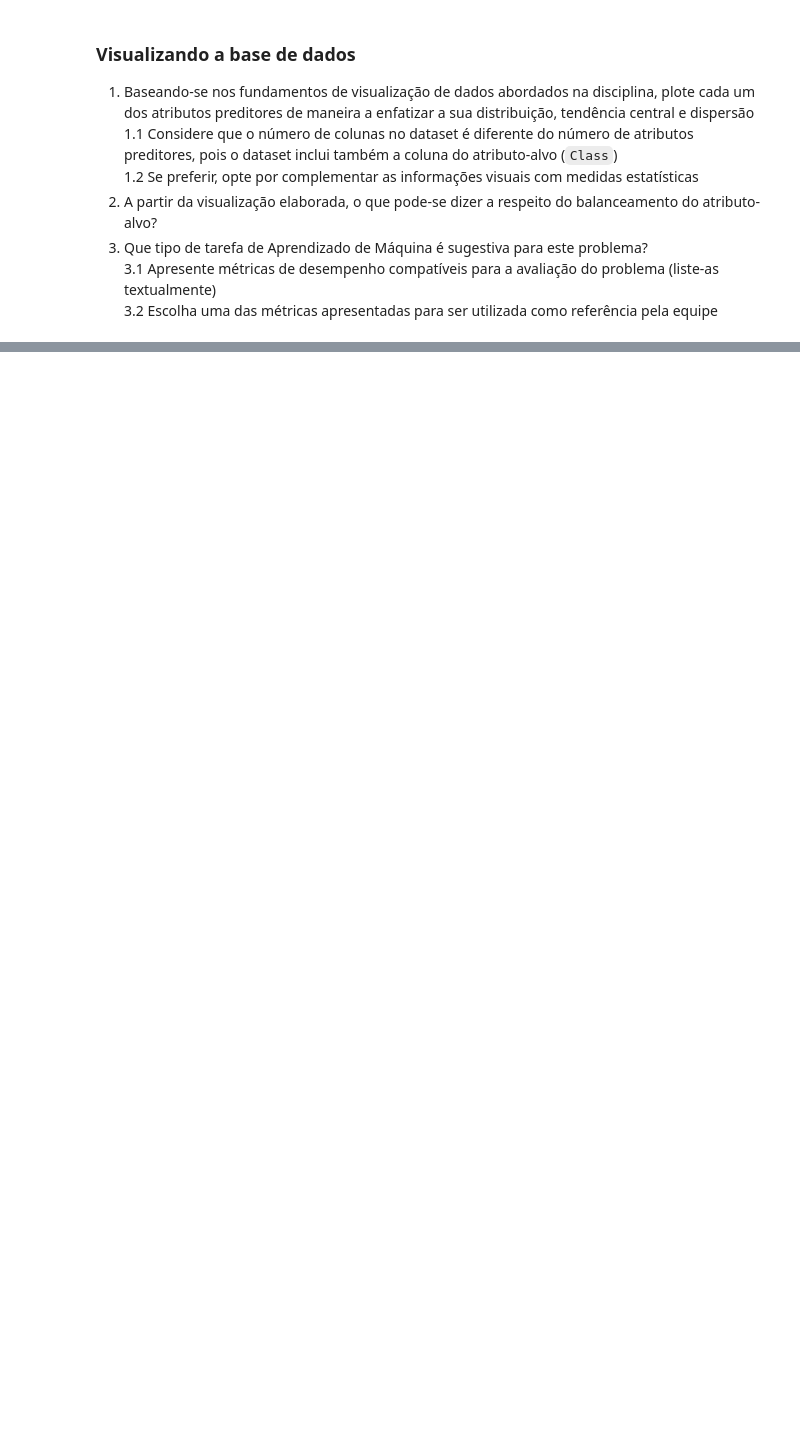
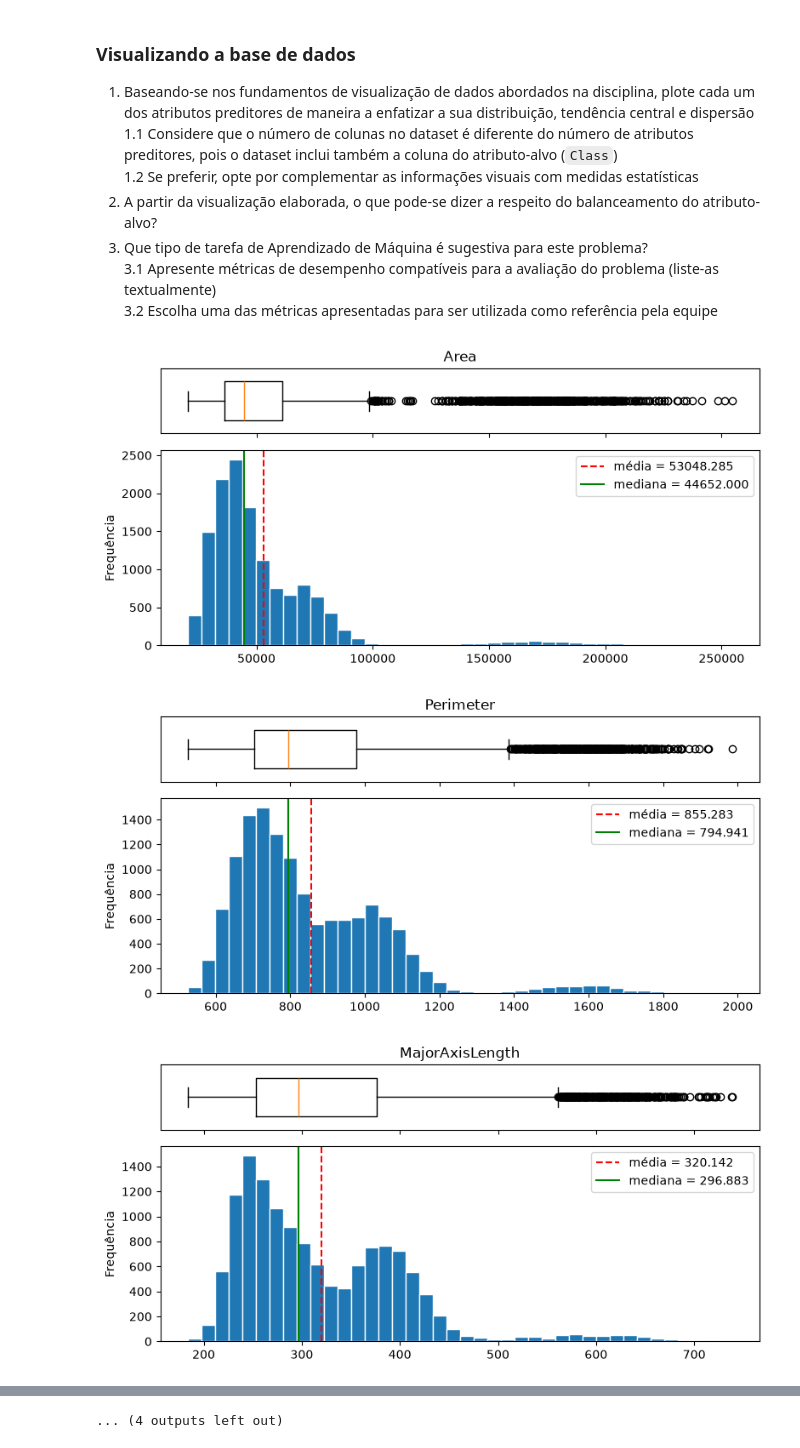
Before and after one commit to arthur-rezende/rna-2026-pp2-2, a Jupyter notebook: notebook/PP2.2.1.ipynb, the cells around one changed output, grey strips where cells are left out. Saved outputs shown, nothing was run; the diff lists cells and outputs as text; code cells hidden in the pictures; blank space fills up the shorter version.

Commit message:
feat(pp2.2): adiciona visualização dos atributos e do balanceamento das classes

```diff
--- a/notebook/PP2.2.1.ipynb
+++ b/notebook/PP2.2.1.ipynb
@@ -63,3 +174,30 @@ print(dry_bean.variables)
 3. Que tipo de tarefa de Aprendizado de Máquina é sugestiva para este problema?
 3.1 Apresente métricas de desempenho compatíveis para a avaliação do problema (liste-as textualmente)
 3.2 Escolha uma das métricas apresentadas para ser utilizada como referência pela equipe
+# %%
+atributos = X.columns
+
+for col in atributos:
+    fig, (ax_box, ax_hist) = plt.subplots(
+        2, 1, figsize=(8, 4), sharex=True,
+        gridspec_kw={"height_ratios": [1, 3]}
+    )
+
+    # boxplot: mediana, quartis, dispersão e outliers
+    ax_box.boxplot(X[col], vert=False, widths=0.6)
+    ax_box.set_yticks([])
+    ax_box.set_title(col)
+
+    # histograma: forma da distribuição
+    ax_hist.hist(X[col], bins=40, edgecolor="white")
+    ax_hist.axvline(X[col].mean(), color="red", linestyle="--", label=f"média = {X[col].mean():.3f}")
+    ax_hist.axvline(X[col].median(), color="green", linestyle="-", label=f"mediana = {X[col].median():.3f}")
+    ax_hist.legend()
+    ax_hist.set_ylabel("Frequência")
+
+    plt.tight_layout()
+    plt.show()
+# %% [output]
+[figure, added]
+[figure, added]
+[figure, added]
@@ -65,0 +213 @@ print(dry_bean.variables)
+... (4 outputs left out)
```
Also changed, not shown: parts of 26 cells of this notebook, 1 other file.
